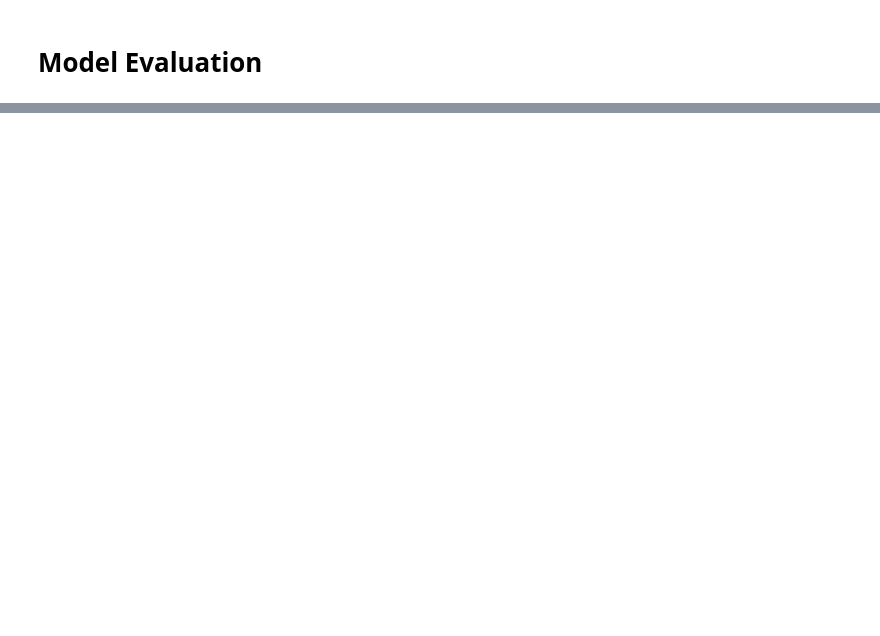
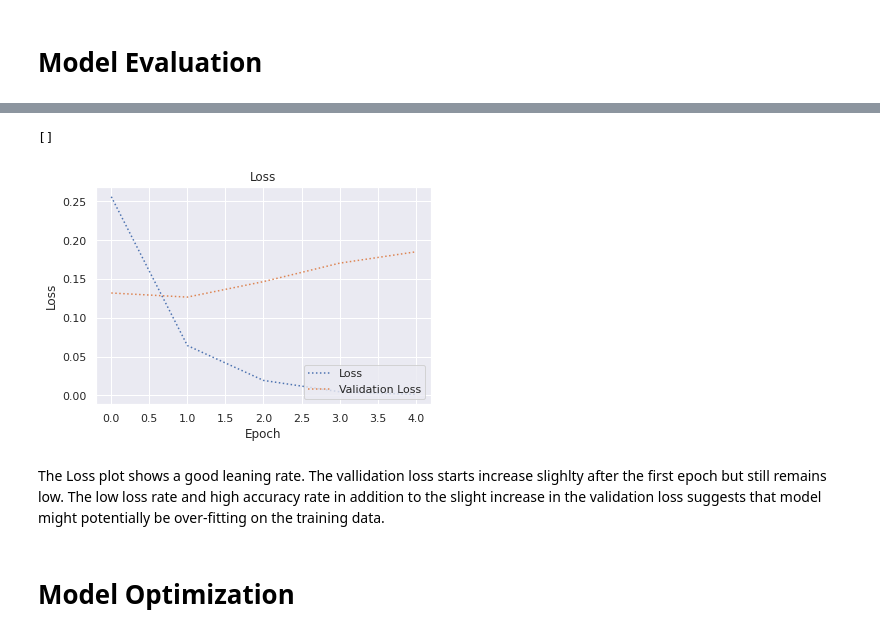
Before and after one commit to Shannon-Watts/fake_news_ML, a Jupyter notebook: notebooks/fake_newsNN.ipynb, the cells around one changed output, grey strips where cells are left out. Saved outputs shown, nothing was run; the diff lists cells and outputs as text; code cells hidden in the pictures; blank space fills up the shorter version.

```diff
--- a/notebooks/fake_newsNN.ipynb
+++ b/notebooks/fake_newsNN.ipynb
@@ -484,0 +521,13 @@ plt.plot()
+# %%
+plt.plot(loss, ':', label='Loss')
+plt.plot(val_loss, ':', label='Validation Loss')
+plt.title('Loss')
+plt.xlabel('Epoch')
+plt.ylabel('Loss')
+plt.legend(loc='lower right')
+plt.plot()
+# %% [output]
+[]
+[figure, added]
+# %% [markdown]
+The Loss plot shows a good leaning rate. The vallidation loss starts increase slighlty after the first epoch but still remains low. The low loss rate and high accuracy rate in addition to the slight increase in the validation loss suggests that model might potentially be over-fitting on the training data.
@@ -484,0 +536,2 @@ plt.plot()
+# %% [markdown]
+# Model Optimization
```
Also changed, not shown: parts of 33 cells of this notebook.
